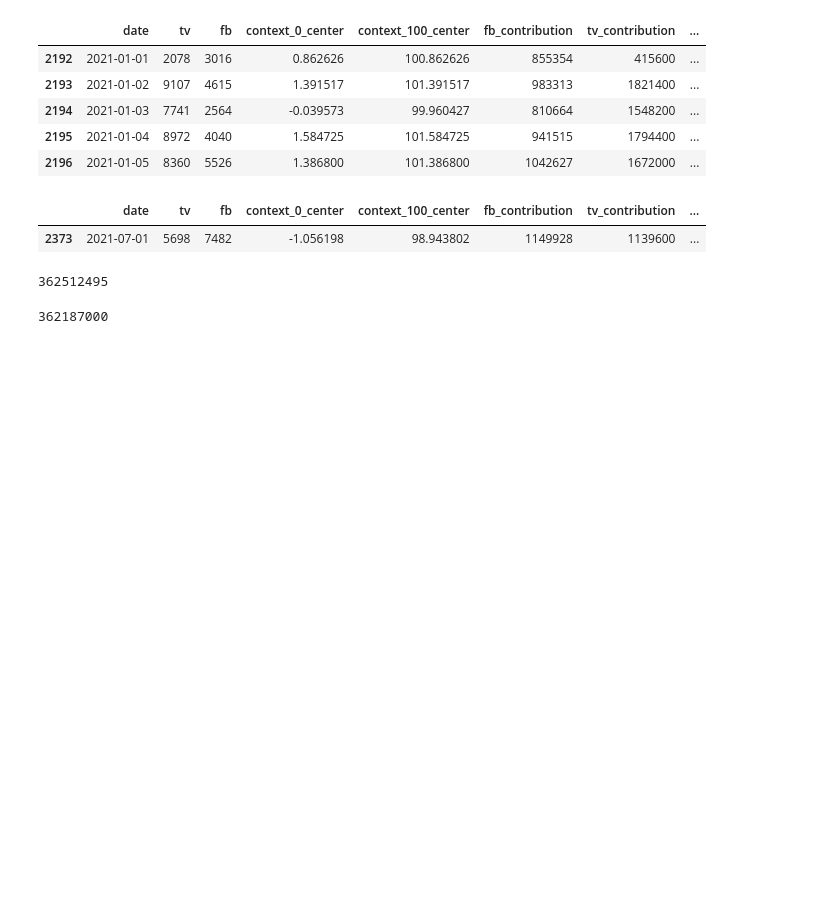
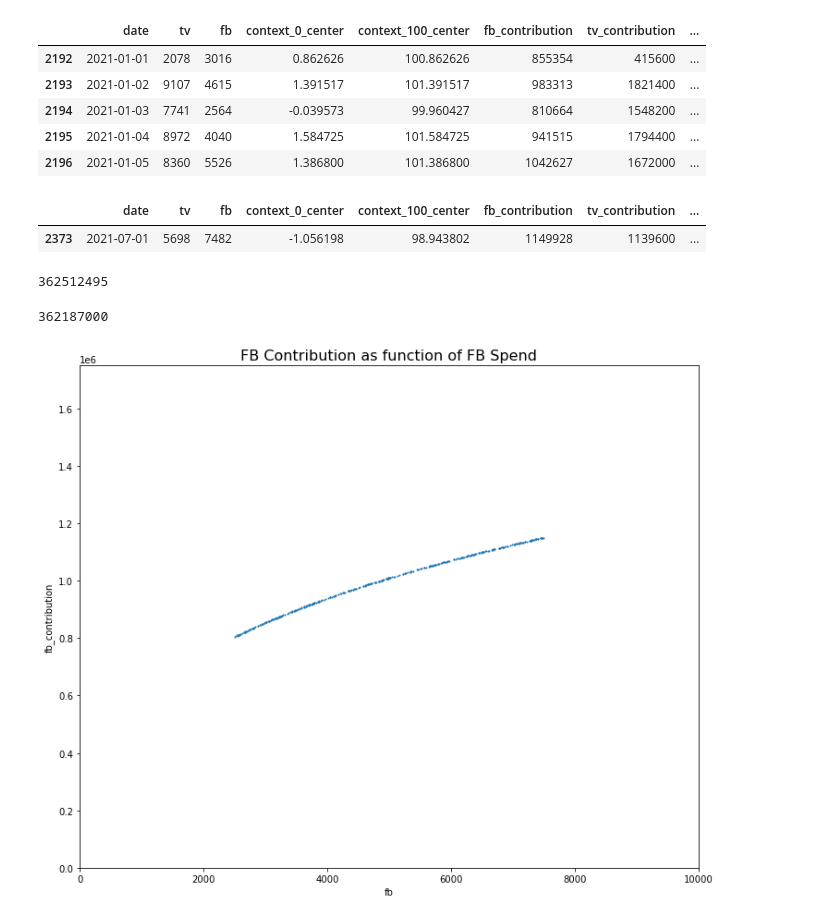
Before and after one commit to extrospective/mmm-toy-data, a Jupyter notebook: MMMToyDataSetTwoPaidVarBalSpendEffect2RatioDimRet.ipynb, the cells around one changed output. Drawn from its saved outputs; the diff is of its cells as text; code cells hidden in the pictures; blank space fills up the shorter version.

```diff
--- a/MMMToyDataSetTwoPaidVarBalSpendEffect2RatioDimRet.ipynb
+++ b/MMMToyDataSetTwoPaidVarBalSpendEffect2RatioDimRet.ipynb
@@ -186,3 +186,10 @@ df2021.fb_contribution.sum()
 df2021.tv_contribution.sum()
 # %% [output]
 362187000
+# %%
+ax=df2021.plot.scatter(y='fb_contribution', x='fb', s=1, figsize=(12, 10))
+_=ax.set_title('FB Contribution as function of FB Spend', fontsize=16)
+_=ax.set_ylim(0, 1750000)
+_=ax.set_xlim(0, 10000)
+# %% [output]
+[figure, added]
```
Also changed, not shown: 1 other file.
